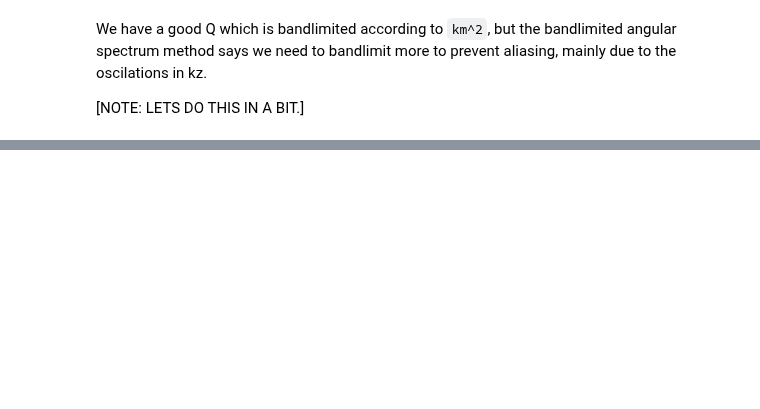
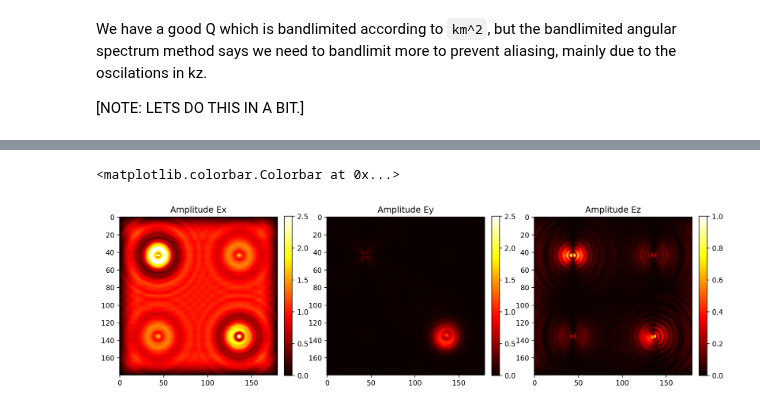
Before and after one commit to chromatix-team/chromatix, a Jupyter notebook: polarised_multislice/11_bandlimiting.ipynb, the cells around one changed output, grey strips where cells are left out. Cells and saved outputs as stored; diff of their text form; code cells hidden in the pictures; blank space fills up the shorter version.

```diff
--- a/polarised_multislice/11_bandlimiting.ipynb
+++ b/polarised_multislice/11_bandlimiting.ipynb
@@ -232,0 +234,5 @@ plt.imshow(jnp.angle(intermediates[60]).squeeze()[..., 0])
+# %%
+# Comparing intermediates
+intermediates = intermediates.squeeze()
+intermediate_amplitude = jnp.abs(intermediates)
+intermediate_phase = jnp.angle(intermediates)
@@ -232,0 +247,22 @@ plt.imshow(jnp.angle(intermediates[60]).squeeze()[..., 0])
+# %%
+slice_idx = -1
+
+plt.figure(figsize=(15, 5))
+
+plt.subplot(131)
+plt.title("Amplitude Ex")
+plt.imshow(intermediate_amplitude[slice_idx, ..., 2], cmap="hot", vmin=0.0, vmax=2.5)
+plt.colorbar(fraction=0.046, pad=0.04)
+
+plt.subplot(132)
+plt.title("Amplitude Ey")
+plt.imshow(intermediate_amplitude[slice_idx, ..., 1], cmap="hot", vmin=0.0, vmax=2.5)
+plt.colorbar(fraction=0.046, pad=0.04)
+
+plt.subplot(133)
+plt.title("Amplitude Ez")
+plt.imshow(intermediate_amplitude[slice_idx, ..., 0], cmap="hot", vmin=0.0, vmax=1.0)
+plt.colorbar(fraction=0.046, pad=0.04)
+# %% [output]
+<matplotlib.colorbar.Colorbar at 0x...>
+[figure, added]
```
Also changed, not shown: parts of 14 cells of this notebook, 2 other files.
